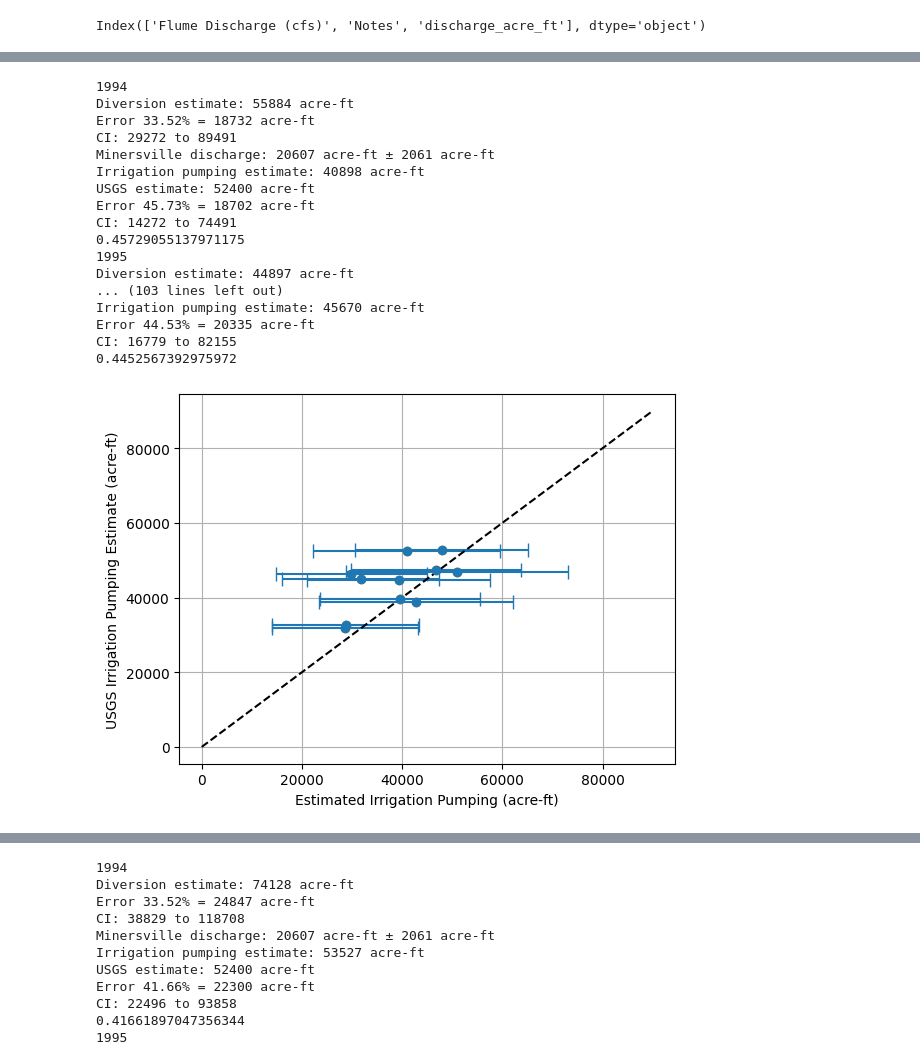
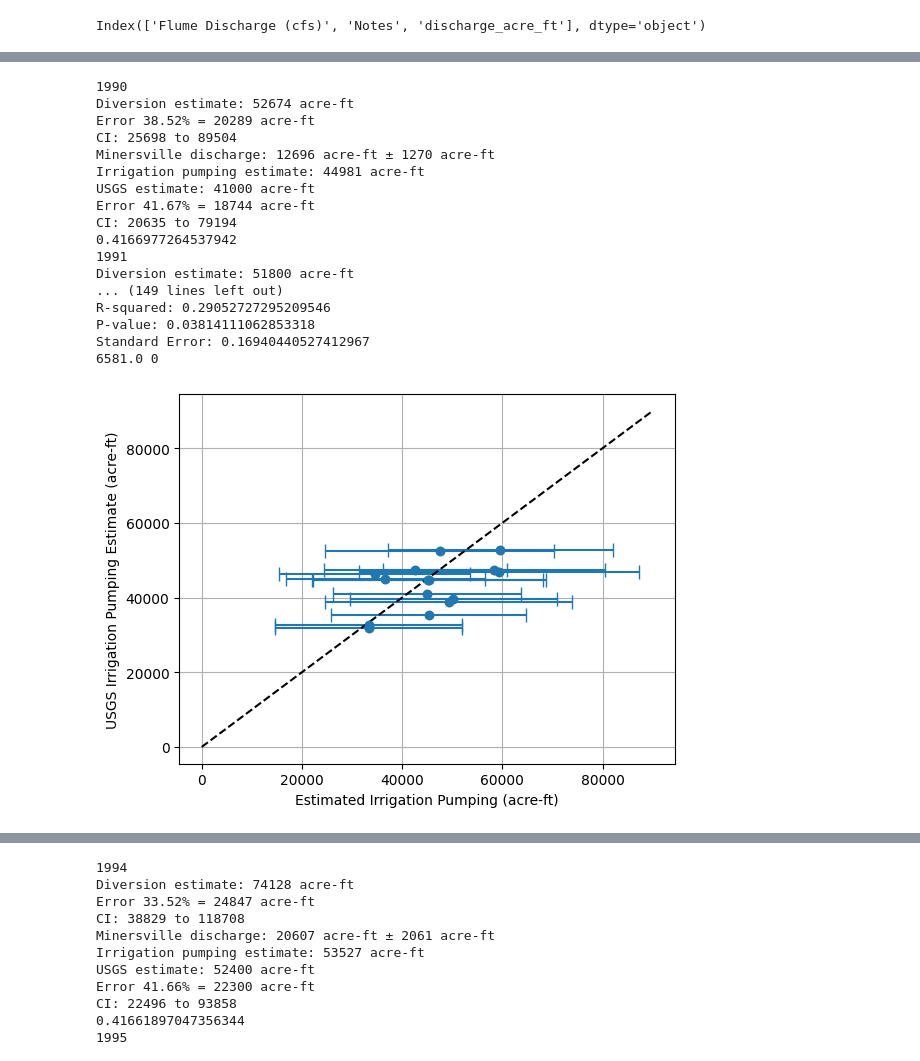
Before and after one commit to inkenbrandt/well_pump, a Jupyter notebook: 5_bayesian_pumping_estimates.ipynb, the cells around one changed output, grey strips where cells are left out. Saved outputs shown, nothing was run; the diff lists cells and outputs as text; code cells hidden in the pictures.

```diff
--- a/5_bayesian_pumping_estimates.ipynb
+++ b/5_bayesian_pumping_estimates.ipynb
@@ -67,3 +209,14 @@ wells_w_field_info.to_clipboard()
+# %%
+for year in applied.index:
+    if year in beav.index:
+        if beav.loc[year,'beaver_acft'] > 20000:
+            applied.loc[year,'GW + Mixed'] = applied['GW']
+        elif beav.loc[year,'beaver_acft'] < 5000:
+            applied.loc[year,'GW + Mixed'] = applied['GW'] + applied['Mix']
+        else:
+            applied.loc[year,'GW + Mixed'] = applied['GW'] + applied['Mix']*0.75
+    else:
+        applied.loc[year,'GW + Mixed'] = applied['GW'] + applied['Mix']*0.75
 # %%
 fields = gpd.read_file("gis_files/pou_oet_consumed_1991_2025.gpkg")
 fields = fields.rename(columns=lambda x: int(x.replace("consumed_", "")) if "consumed_" in x else x)
@@ -230,7 +331,7 @@ samples = stats.norm.rvs(*params, size=10000, random_state=42)
 infil_dist = stats.norm(*params)
 
 yrly_data = {}
-yrs = [1994,1995,1996,1997,1998,1999,2000,2020,2021,2022,2023,2024]
+yrs = [1990,1991,1992,1993,1994,1995,1996,1997,1998,1999,2000,2020,2021,2022,2023,2024]
 for year in yrs:
     print(f"{year}")
 
@@ -246,58 +347,69 @@ for year in yrs:
     print(f"Error {np.std(divers_samples)/np.mean(divers_samples)*100:.2f}% = {np.mean(divers_samples)*np.std(divers_samples)/np.mean(divers_samples):.0f} acre-ft")
     print(f"CI: {np.percentile(divers_samples, 5):.0f} to {np.percentile(divers_samples, 95):.0f}")
 
-    mae_minersville = beav.loc[year,'discharge_acre_ft']*0.10
+    mae_minersville = beav.loc[year,'beaver_acft']*0.10
     sigma_minersville = mae_minersville * np.sqrt(np.pi / 2)
-    print(f"Minersville discharge: {beav.loc[year,'discharge_acre_ft']:.0f} acre-ft ± {mae_minersville:.0f} acre-ft")
-    minersville_dist = stats.norm(loc=beav.loc[year,'discharge_acre_ft'], scale=sigma_minersville)
-    beav_q_samples = minersville_dist.rvs(size=10000,random_state=42)
+    print(f"Minersville discharge: {beav.loc[year,'beaver_acft']:.0f} acre-ft ± {mae_minersville:.0f} acre-ft")
+    minersville_dist = stats.norm(loc=beav.loc[year,'beaver_acft'], scale=sigma_minersville)
+    beav_q_samples = minersville_dist.rvs(size=10000,random_state=42) - 5000 # subtract seepage loss
     irr_pumping_samples = divers_samples - np.where(beav_q_samples<15000,beav_q_samples,15000)
     irr_pumping_params = stats.norm.fit(irr_pumping_samples)
     print(f"Irrigation pumping estimate: {np.mean(irr_pumping_samples):.0f} acre-ft")
     if year<2024:
         print(f"USGS estimate: {usgs_irr[year]:.0f} acre-ft")
     print(f"Error {np.std(irr_pumping_samples)/np.mean(irr_pumping_samples)*100:.2f}% = {np.mean(irr_pumping_samples)*np.std(irr_pumping_samples)/np.mean(irr_pumping_samples):.0f} acre-ft")
     print(f"CI: {np.percentile(irr_pumping_samples, 5):.0f} to {np.percentile(irr_pumping_samples, 95):.0f}")
     print(np.std(irr_pumping_samples)/np.mean(irr_pumping_samples))
 
     yrly_data[year] = pd.Series({
         'diversion_mean': np.mean(divers_samples),
         'diversion_std': np.std(divers_samples),
         'irr_pumping_mean': np.mean(irr_pumping_samples),
         'irr_pumping_std': np.std(irr_pumping_samples),
         'USGS_irr': usgs_irr.get(year, np.nan),
-        'Minersville_discharge': beav.loc[year,'discharge_acre_ft']
+        'Minersville_discharge': beav.loc[year,'beaver_acft']
         })
 
 yrly_df = pd.DataFrame(yrly_data).T
 yrly_df.round(0)
 
 
+pumpest = yrly_df[['irr_pumping_mean','USGS_irr']].dropna()
+
+slope, intercept, r_value, p_value, std_err = stats.linregress(pumpest['irr_pumping_mean'],
+                                                               pumpest['USGS_irr'])
+
+print(f"Slope: {slope}")
+print(f"Intercept: {intercept}")
+print(f"R-squared: {r_value**2}")
+print(f"P-value: {p_value}")
+print(f"Standard Error: {std_err}")
+print(np.round((pumpest['irr_pumping_mean']-pumpest['USGS_irr']).abs().mean(),0))
 
 plt.plot(yrly_df['irr_pumping_mean'], yrly_df['USGS_irr'], 'o',color='orange')
 plt.errorbar(yrly_df['irr_pumping_mean'], yrly_df['USGS_irr'],
              xerr=yrly_df['irr_pumping_std'], fmt='o', capsize=5)
 plt.xlabel("Estimated Irrigation Pumping (acre-ft)")
 plt.ylabel("USGS Irrigation Pumping Estimate (acre-ft)")
 plt.plot([0,90000],[0,90000],'k--')
 plt.grid()
 #plt.xlim(0,60000)
 # %% [output]
-1994
-Diversion estimate: 55884 acre-ft
-Error 33.52% = 18732 acre-ft
-CI: 29272 to 89491
-Minersville discharge: 20607 acre-ft ± 2061 acre-ft
-Irrigation pumping estimate: 40898 acre-ft
-USGS estimate: 52400 acre-ft
-Error 45.73% = 18702 acre-ft
-CI: 14272 to 74491
-0.45729055137971175
-1995
-Diversion estimate: 44897 acre-ft
-... (103 lines left out)
-Irrigation pumping estimate: 45670 acre-ft
-Error 44.53% = 20335 acre-ft
-CI: 16779 to 82155
-0.4452567392975972
+1990
+Diversion estimate: 52674 acre-ft
+Error 38.52% = 20289 acre-ft
+CI: 25698 to 89504
+Minersville discharge: 12696 acre-ft ± 1270 acre-ft
+Irrigation pumping estimate: 44981 acre-ft
+USGS estimate: 41000 acre-ft
+Error 41.67% = 18744 acre-ft
+CI: 20635 to 79194
+0.4166977264537942
+1991
+Diversion estimate: 51800 acre-ft
+... (149 lines left out)
+R-squared: 0.29052727295209546
+P-value: 0.03814111062853318
+Standard Error: 0.16940440527412967
+6581.0 0
-[figure, old version]
+[figure, new version]
```
Also changed, not shown: parts of 15 cells of this notebook, 2 other files.
